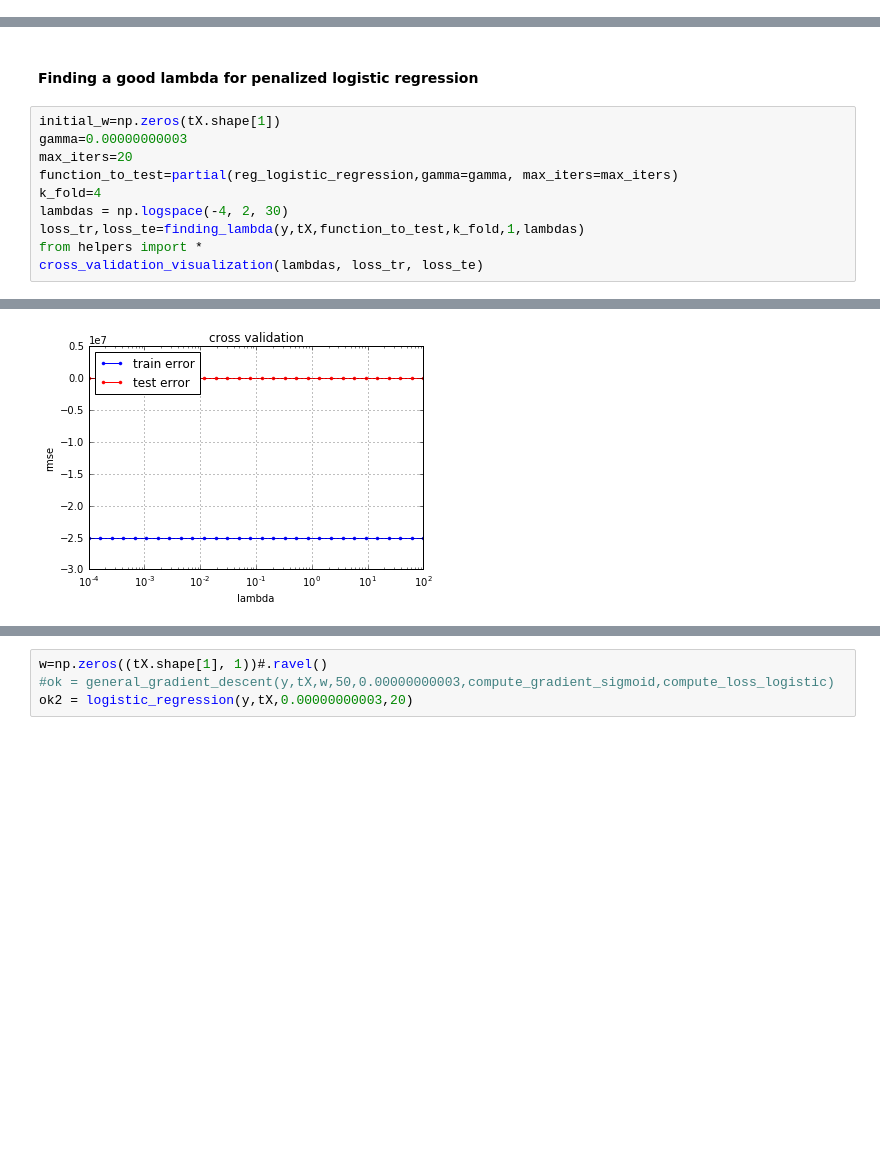
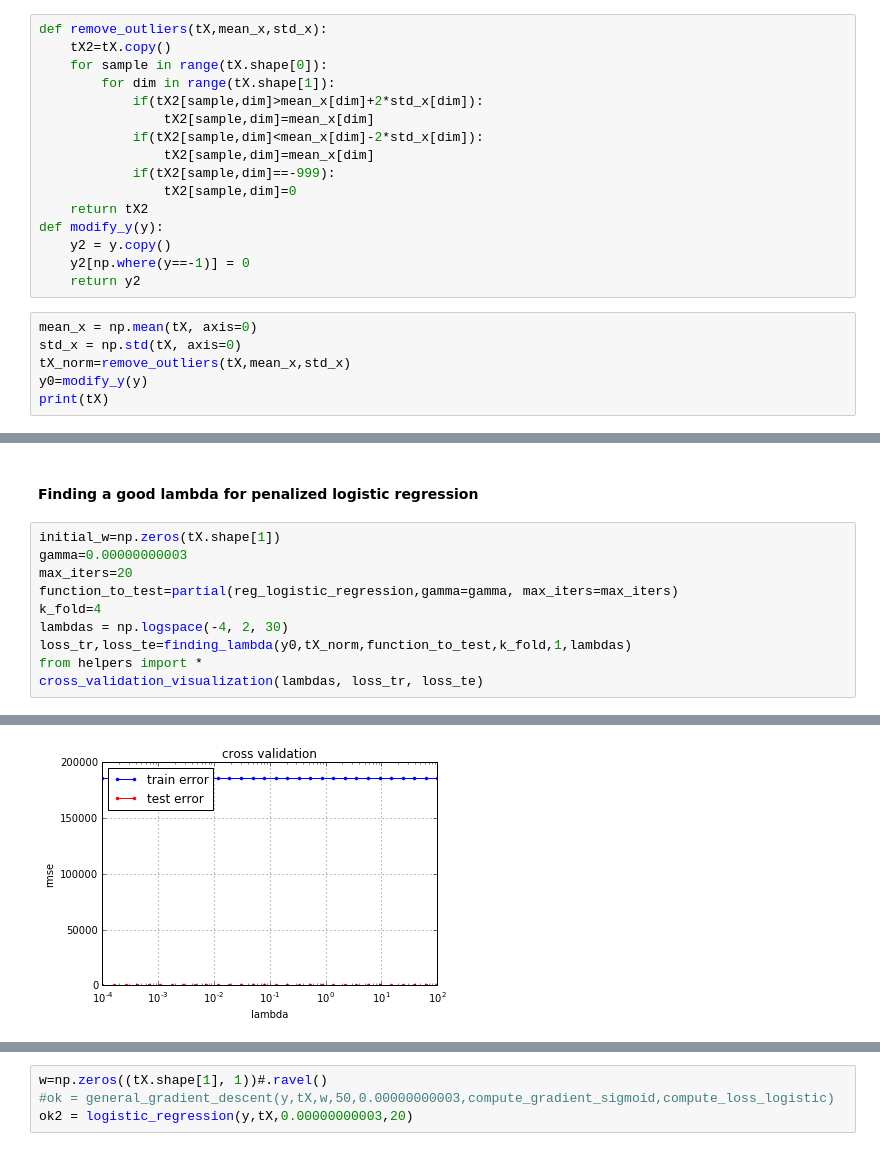
Before and after one commit to robines-wins/MLO-project1, a Jupyter notebook: scripts/project1.ipynb, the cells around one changed output, grey strips where cells are left out. Cells and saved outputs as stored; diff of their text form; blank space fills up the shorter version.

Commit message:
Added remove_outliers et modify_y

```diff
--- a/scripts/project1.ipynb
+++ b/scripts/project1.ipynb
@@ -12,3 +12,25 @@ from functools import partial
 from proj1_helpers import *
 DATA_TRAIN_PATH = '../train.csv' # TODO: download train data and supply path here
 y, tX, ids = load_csv_data(DATA_TRAIN_PATH)
+# %%
+def remove_outliers(tX,mean_x,std_x):
+    tX2=tX.copy()
+    for sample in range(tX.shape[0]):
+        for dim in range(tX.shape[1]):
+            if(tX2[sample,dim]>mean_x[dim]+2*std_x[dim]):
+                tX2[sample,dim]=mean_x[dim]
+            if(tX2[sample,dim]<mean_x[dim]-2*std_x[dim]):
+                tX2[sample,dim]=mean_x[dim]
+            if(tX2[sample,dim]==-999):
+                tX2[sample,dim]=0
+    return tX2
+def modify_y(y):
+    y2 = y.copy()
+    y2[np.where(y==-1)] = 0
+    return y2
+# %%
+mean_x = np.mean(tX, axis=0)
+std_x = np.std(tX, axis=0)
+tX_norm=remove_outliers(tX,mean_x,std_x)
+y0=modify_y(y)
+print(tX)
@@ -216,7 +250,7 @@ max_iters=20
 function_to_test=partial(reg_logistic_regression,gamma=gamma, max_iters=max_iters)
 k_fold=4
 lambdas = np.logspace(-4, 2, 30)
-loss_tr,loss_te=finding_lambda(y,tX,function_to_test,k_fold,1,lambdas)
+loss_tr,loss_te=finding_lambda(y0,tX_norm,function_to_test,k_fold,1,lambdas)
 from helpers import *
 cross_validation_visualization(lambdas, loss_tr, loss_te)
 # %% [output]
@@ -240,3 +274,3 @@ Current iteration=19, the loss=-25060402.780534238
-[figure, old version]
+[figure, new version]
 # %%
 function_to_test=partial(reg_logistic_regression,gamma=0.00000000003, max_iters=20)
```
Also changed, not shown: parts of 15 cells of this notebook, 1 other file.
